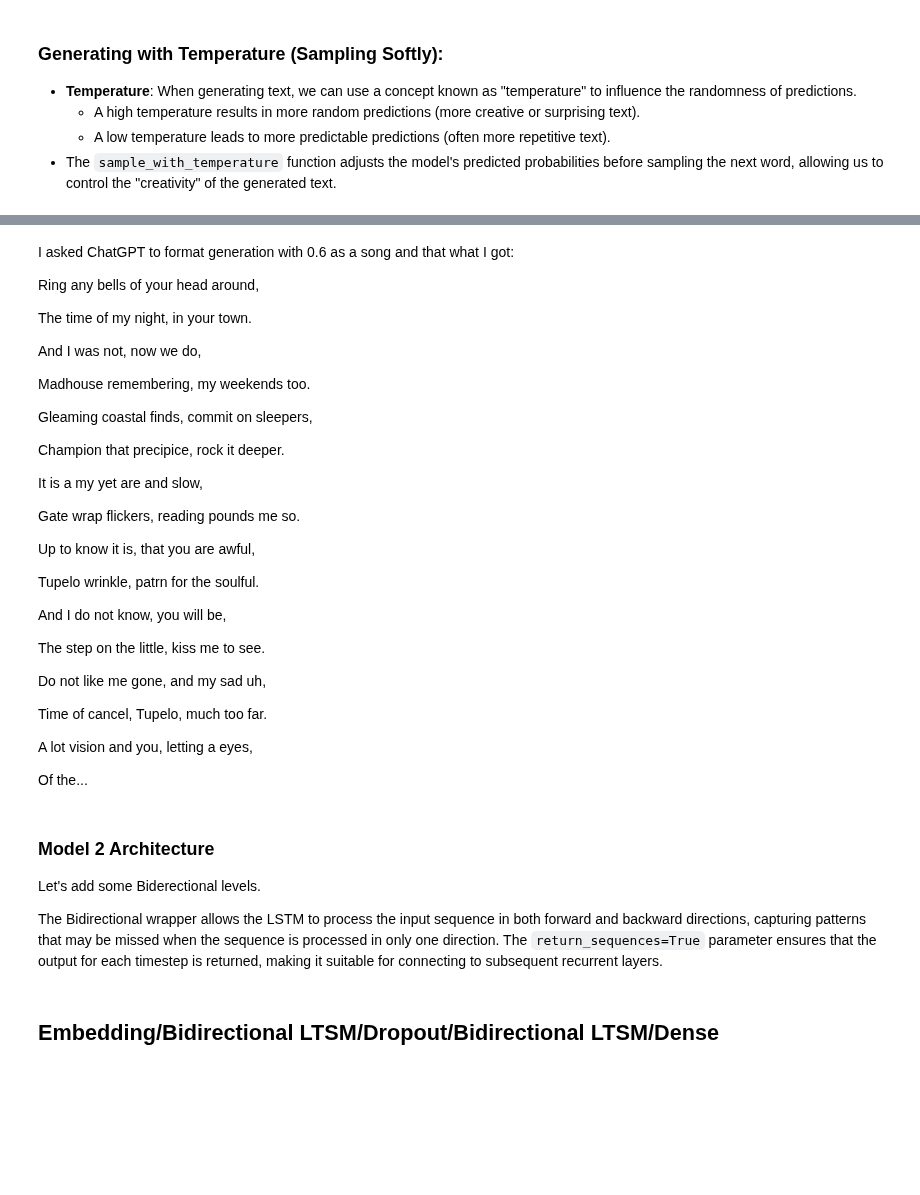
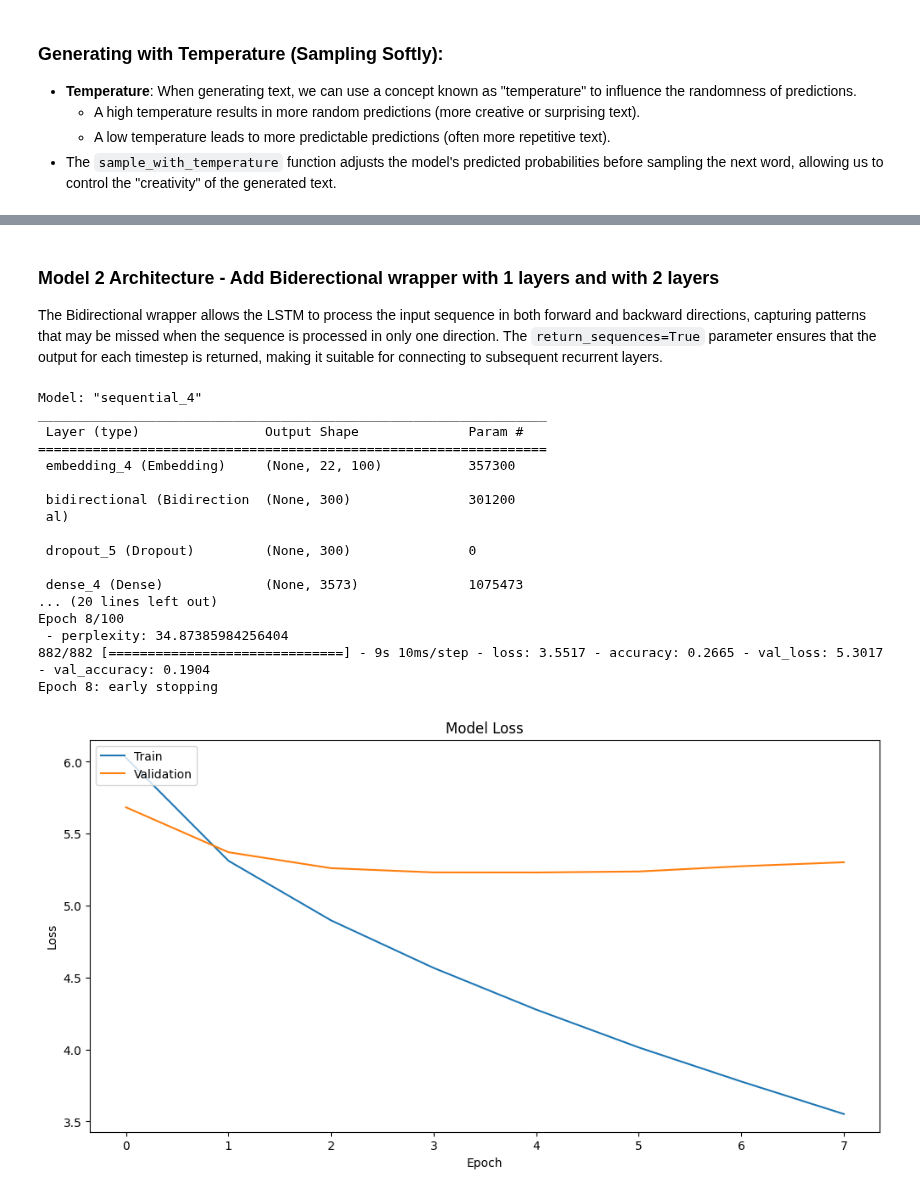
Before and after one commit to olgazju/ml_camp_2023, a Jupyter notebook: capstione_project_1/notebooks/Model.ipynb, the cells around one changed output, grey strips where cells are left out. Cells and saved outputs as stored; diff of their text form; code cells hidden in the pictures; blank space fills up the shorter version.

```diff
--- a/capstione_project_1/notebooks/Model.ipynb
+++ b/capstione_project_1/notebooks/Model.ipynb
@@ -371,42 +403,34 @@ ring any bells i am not and it is the time of the way of the mind of the one of
-# %% [markdown]
-I asked ChatGPT to format generation with 0.6 as a song and that what I got:
-
-Ring any bells of your head around,
-
-The time of my night, in your town.
-
-And I was not, now we do,
-
-Madhouse remembering, my weekends too.
-
-Gleaming coastal finds, commit on sleepers,
-
-Champion that precipice, rock it deeper.
-
-It is a my yet are and slow,
-
-Gate wrap flickers, reading pounds me so.
-
-Up to know it is, that you are awful,
-
-Tupelo wrinkle, patrn for the soulful.
-
-And I do not know, you will be,
-
-The step on the little, kiss me to see.
-
-Do not like me gone, and my sad uh,
-
-Time of cancel, Tupelo, much too far.
-
-A lot vision and you, letting a eyes,
-
-Of the...
 # %% [markdown]
-### Model 2 Architecture
-
-Let's add some Biderectional levels.
+### Model 2 Architecture - Add Biderectional wrapper with 1 layers and with 2 layers
 
 The Bidirectional wrapper allows the LSTM to process the input sequence in both forward and backward directions, capturing patterns that may be missed when the sequence is processed in only one direction. The `return_sequences=True` parameter ensures that the output for each timestep is returned, making it suitable for connecting to subsequent recurrent layers.
-# %% [markdown]
-## Embedding/Bidirectional LTSM/Dropout/Bidirectional LTSM/Dense
+# %%
+model2_1 = Sequential()
+model2_1.add(Embedding(total_words, 100, input_length=max_sequence_len-1))
+model2_1.add(Bidirectional(LSTM(150)))
+model2_1.add(Dropout(0.1))
+model2_1.add(Dense(total_words, activation='softmax'))
+model2_1.compile(loss='categorical_crossentropy', optimizer='adam', metrics=['accuracy'])
+model2_1.summary()
+
+history = train(model2_1)
+viz_metrics(history)
+# %% [output]
+Model: "sequential_4"
+_________________________________________________________________
+ Layer (type)                Output Shape              Param #
+=================================================================
+ embedding_4 (Embedding)     (None, 22, 100)           357300
+
+ bidirectional (Bidirection  (None, 300)               301200
+ al)
+
+ dropout_5 (Dropout)         (None, 300)               0
+
+ dense_4 (Dense)             (None, 3573)              1075473
+... (20 lines left out)
+Epoch 8/100
+ - perplexity: 34.87385984256404
+882/882 [==============================] - 9s 10ms/step - loss: 3.5517 - accuracy: 0.2665 - val_loss: 5.3017 - val_accuracy: 0.1904
+Epoch 8: early stopping
+[figure, added]
```
Also changed, not shown: parts of 47 cells of this notebook, 6 other files.
